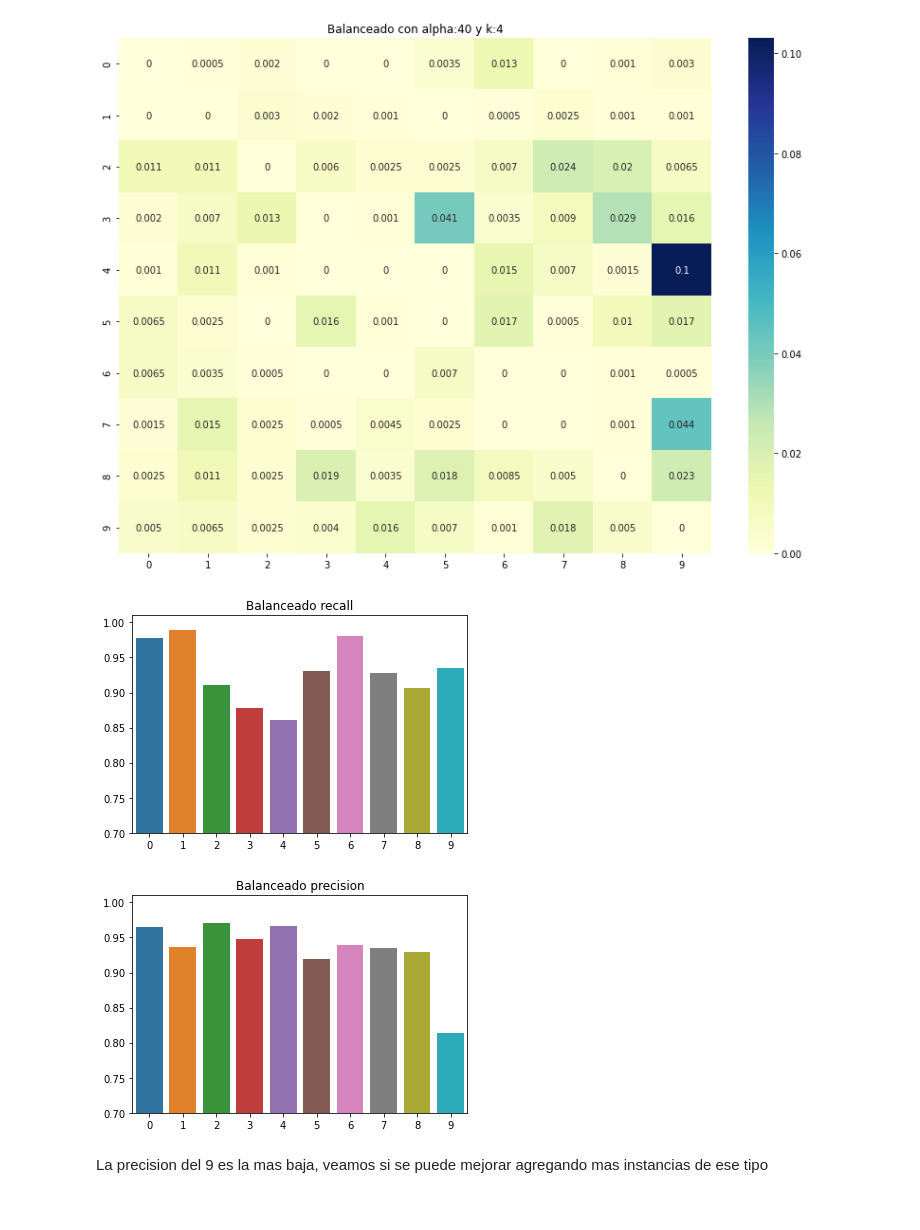
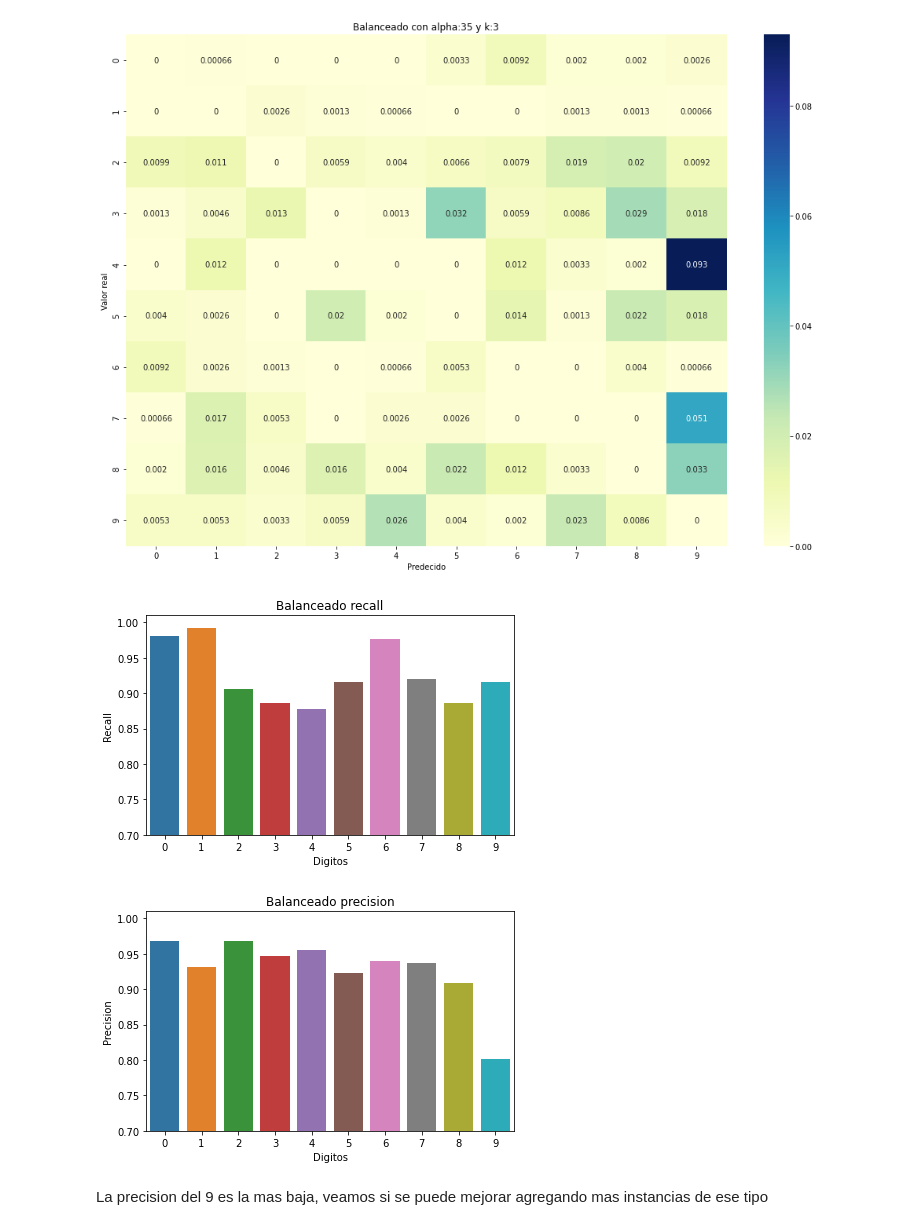
Before and after one commit to fzanollo/metodos-num, a Jupyter notebook: tp2/notebooks/balanceo.ipynb, the cells around one changed output. Drawn from its saved outputs; the diff is of its cells as text; code cells hidden in the pictures.

```diff
--- a/tp2/notebooks/balanceo.ipynb
+++ b/tp2/notebooks/balanceo.ipynb
@@ -79,10 +76,12 @@ def correr(k, alpha, trainDF, testDF):
 
     return acc, recall, precision, f1, y_val, y_pred, time
 # %%
-def exp(expName, res, k, alpha, trainDF, testDF):
+def exp(expName, res, k, alpha, trainDF, testDF, proporciones):
     acc, recall, precision, f1, y_val, y_pred, time = correr(k, alpha, trainDF, testDF)
 
-    res.append({'expName':expName, 'acc':acc, 'recall':recall, 'precision':precision, 'f1':f1, 'y_val':y_val, 'y_pred':y_pred, 'time':time})
+    res.append({'expName':expName, 'acc':acc, 'recall':recall,
+                'precision':precision, 'f1':f1, 'y_val':y_val, 'y_pred':y_pred,
+                'time':time, 'proporciones': proporciones})
 
     #Confusion matrix
     cm = confusion_matrix(y_val, y_pred, normalize = "true")
@@ -92,6 +91,9 @@ def exp(expName, res, k, alpha, trainDF, testDF):
     sns.heatmap(cm,cmap = "YlGnBu",annot = True)
     title = f"{expName} con alpha:{alpha} y k:{k}"
     plt.title(title)
+    plt.ylabel("Valor real")
+    plt.xlabel("Predecido")
+    plt.tight_layout()
     plt.savefig(f"balanceo_results/{title}_{n}.png")
     plt.show()
 
@@ -101,17 +103,21 @@ def exp(expName, res, k, alpha, trainDF, testDF):
     sns.barplot(x = ejex , y = recall)
     title = f"{expName} recall"
     plt.title(title)
+    plt.xlabel("Digitos")
+    plt.ylabel("Recall")
+    plt.ylim(0.7, 1.01)
+    plt.tight_layout()
     plt.savefig(f"balanceo_results/{title}_{n}.png")
-    # plt.ylim(min(recall)-0.01, 1.01) #escala para que se vea mejor la dif
-    plt.ylim(0.7, 1.01)
     plt.show()
 
     sns.barplot(x = ejex , y = precision)
     title = f"{expName} precision"
     plt.title(title)
+    plt.xlabel("Digitos")
+    plt.ylabel("Precision")
+    plt.ylim(0.7, 1.01)
+    plt.tight_layout()
     plt.savefig(f"balanceo_results/{title}_{n}.png")
-    # plt.ylim(min(precision)-0.01, 1.01)
-    plt.ylim(0.7, 1.01)
     plt.show()
 # %%
 from math import floor
@@ -129,8 +135,8 @@ def obtenerDigitosEnProporcion(total, proporciones):
 # %%
 # Mejor (alpha, k): (50, 6)
 # Mejor pareja de cross validation :(Alpha,k) = 35, 6
-alpha = 40
-k = 4
+alpha = 35
+k = 3
 
 resultados = []
 # %% [markdown]
@@ -141,5 +164,6 @@ digits = list(range(10))
 # %%
-n = 5000
+n = 3795
+
 trainN = int(0.6 * n)
 
 testDF = df_datos.groupby('label').tail(n-trainN)
@@ -165,10 +189,10 @@ trainDF["label"].value_counts(normalize=True)
 Name: label, dtype: float64
 # %%
-exp('Balanceado', resultados, k, alpha, trainDF, testDF)
+exp('Balanceado', resultados, k, alpha, trainDF, testDF, proportions)
 # %% [output]
-[figure, old version]
+[figure, new version]
-[figure, old version]
+[figure, new version]
-[figure, old version]
+[figure, new version]
 # %% [markdown]
 La precision del 9 es la mas baja, veamos si se puede mejorar agregando mas instancias de ese tipo
 # %% [markdown]
```
Also changed, not shown: parts of 25 cells of this notebook, 1 other file.
